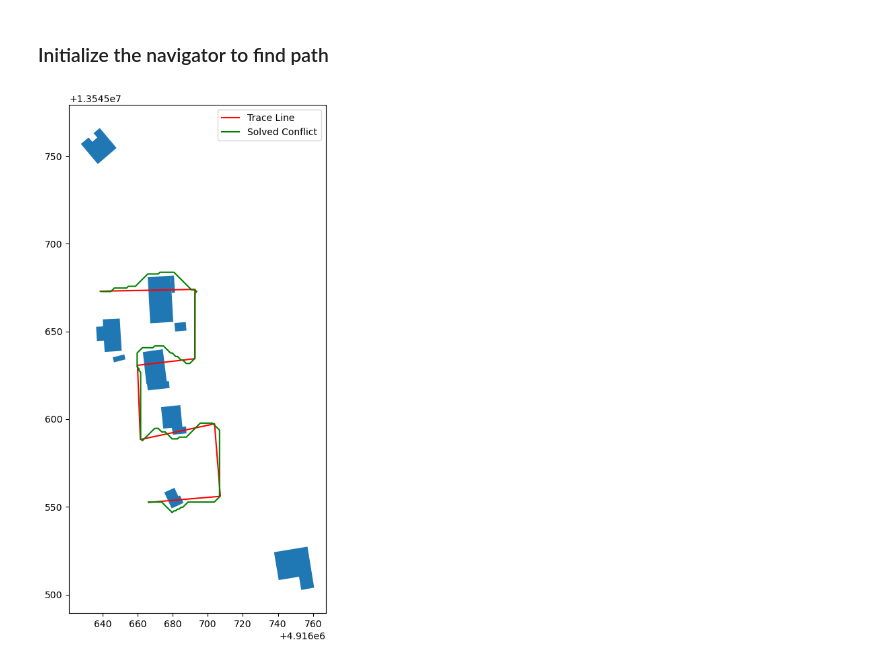
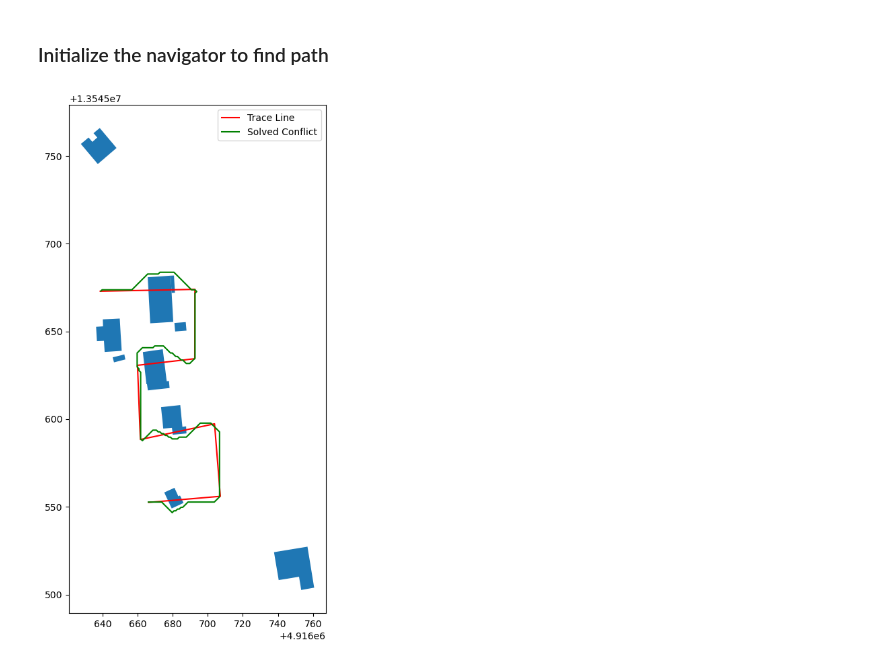
Before and after one commit to fuzailpalnak/kaizen, a Jupyter notebook: examples/ConflictResolverComplex.ipynb, the cells around one changed output. Saved outputs shown, nothing was run; the diff lists cells and outputs as text; code cells hidden in the pictures.

```diff
--- a/examples/ConflictResolverComplex.ipynb
+++ b/examples/ConflictResolverComplex.ipynb
@@ -77,22 +77,22 @@ navigator = AStar()
 # %%
 solved_path_list = list()
 
 # A GENERATOR WHICH WILL KEEP ON YEILDING FOR EVERY TRACE PRESENT IN TRACES
-for solved_path in navigator.path_finder_from_traces(grid, traces, search_space_threshold=5, penalty=0.5):
+for solved_path in navigator.path_finder_from_traces(grid, traces, search_space_threshold=5, epsilon=1):
     solved_path_list.append(LineString(solved_path))
 
 
 solved_path_data_frame = gpd.GeoDataFrame(solved_path_list,
     columns=['LineString'],
     geometry='LineString')
 
 f, ax = plt.subplots(1)
 obstacle_data_frame.plot(ax=ax, label='Building Footprint')
 trace_data_frame.plot(ax=ax,cmap=None, color="red", label='Trace Line')
 
 solved_path_data_frame.plot(ax=ax, cmap=None, color="green", label='Solved Conflict')
 
 plt.legend()
 plt.show()
 # %% [output]
-[figure, old version]
+[figure, new version]
```
Also changed, not shown: 3 other files.
